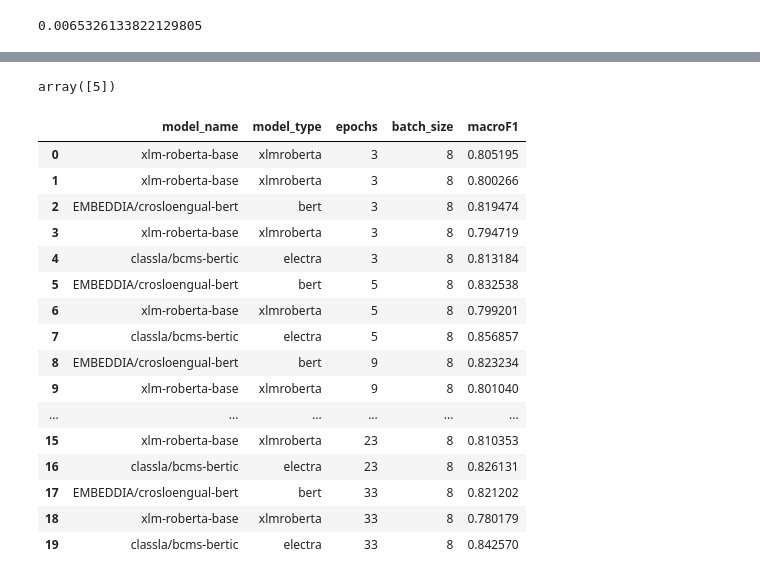
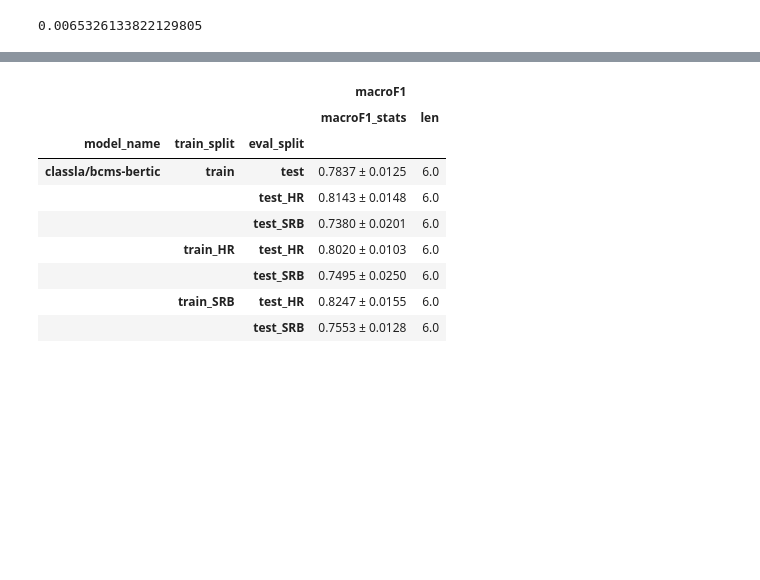
Before and after one commit to 5roop/task10, a Jupyter notebook: 006_results_analysis.ipynb, the cells around one changed output, grey strips where cells are left out. Saved outputs shown, nothing was run; the diff lists cells and outputs as text; code cells hidden in the pictures; blank space fills up the shorter version.

```diff
--- a/006_results_analysis.ipynb
+++ b/006_results_analysis.ipynb
@@ -98,24 +87,15 @@ optimal epoch number for model classla/bcms-bertic :  [45]
-# %%
-rezs[rezs.macroF1 == max_f1]["epochs"].values
-# %% [output]
-array([5])
-# %%
-rezs
-# %% [output]
-|  | model_name | model_type | epochs | batch_size | macroF1 |
-| 0 | xlm-roberta-base | xlmroberta | 3 | 8 | 0.805195 |
-| 1 | xlm-roberta-base | xlmroberta | 3 | 8 | 0.800266 |
-| 2 | EMBEDDIA/crosloengual-bert | bert | 3 | 8 | 0.819474 |
-| 3 | xlm-roberta-base | xlmroberta | 3 | 8 | 0.794719 |
-| 4 | classla/bcms-bertic | electra | 3 | 8 | 0.813184 |
-| 5 | EMBEDDIA/crosloengual-bert | bert | 5 | 8 | 0.832538 |
-| 6 | xlm-roberta-base | xlmroberta | 5 | 8 | 0.799201 |
-| 7 | classla/bcms-bertic | electra | 5 | 8 | 0.856857 |
-| 8 | EMBEDDIA/crosloengual-bert | bert | 9 | 8 | 0.823234 |
-| 9 | xlm-roberta-base | xlmroberta | 9 | 8 | 0.801040 |
-| ... | ... | ... | ... | ... | ... |
-| 15 | xlm-roberta-base | xlmroberta | 23 | 8 | 0.810353 |
-| 16 | classla/bcms-bertic | electra | 23 | 8 | 0.826131 |
-| 17 | EMBEDDIA/crosloengual-bert | bert | 33 | 8 | 0.821202 |
-| 18 | xlm-roberta-base | xlmroberta | 33 | 8 | 0.780179 |
-| 19 | classla/bcms-bertic | electra | 33 | 8 | 0.842570 |
+# %%
+df.groupby(["model_name", "train_split", "eval_split"]).agg(
+    [macroF1_stats, len]
+)#.sort_values(by=("macroF1","macroF1_stats"), ascending=False)
+# %% [output]
+|  |  |  | macroF1 |  |
+|  |  |  | macroF1_stats | len |
+| model_name | train_split | eval_split |  |  |
+| classla/bcms-bertic | train | test | 0.7837 ± 0.0125 | 6.0 |
+|  |  | test_HR | 0.8143 ± 0.0148 | 6.0 |
+|  |  | test_SRB | 0.7380 ± 0.0201 | 6.0 |
+|  | train_HR | test_HR | 0.8020 ± 0.0103 | 6.0 |
+|  |  | test_SRB | 0.7495 ± 0.0250 | 6.0 |
+|  | train_SRB | test_HR | 0.8247 ± 0.0155 | 6.0 |
+|  |  | test_SRB | 0.7553 ± 0.0128 | 6.0 |
```
Also changed, not shown: parts of 6 cells of this notebook, 3 other files.
